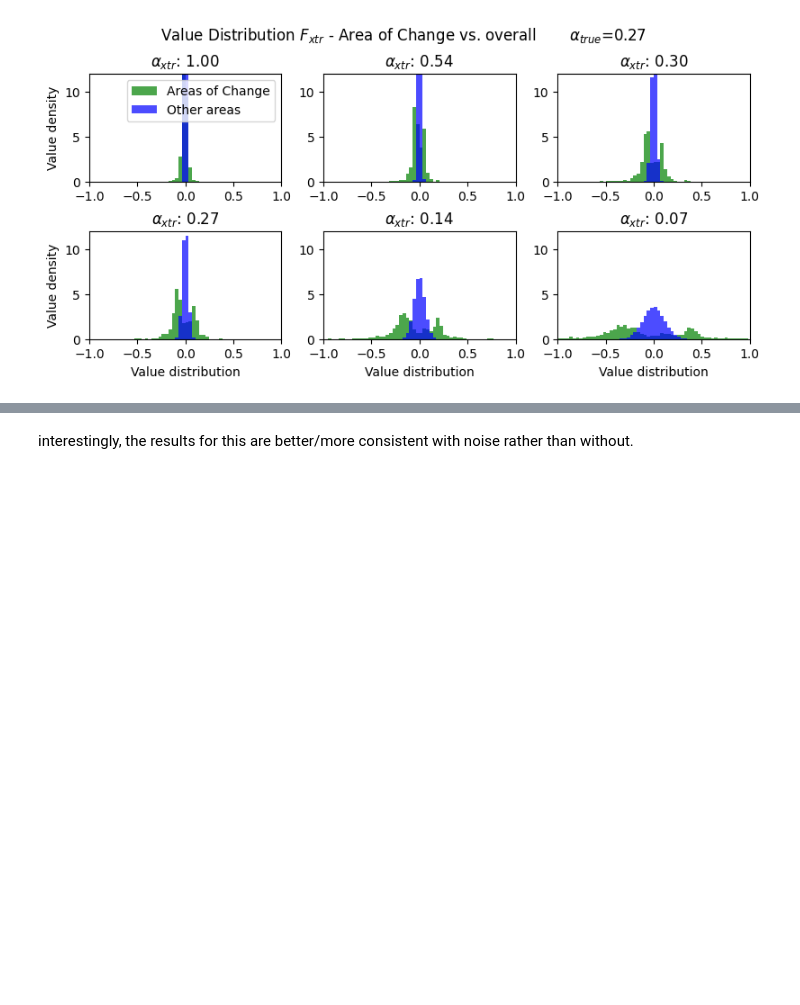
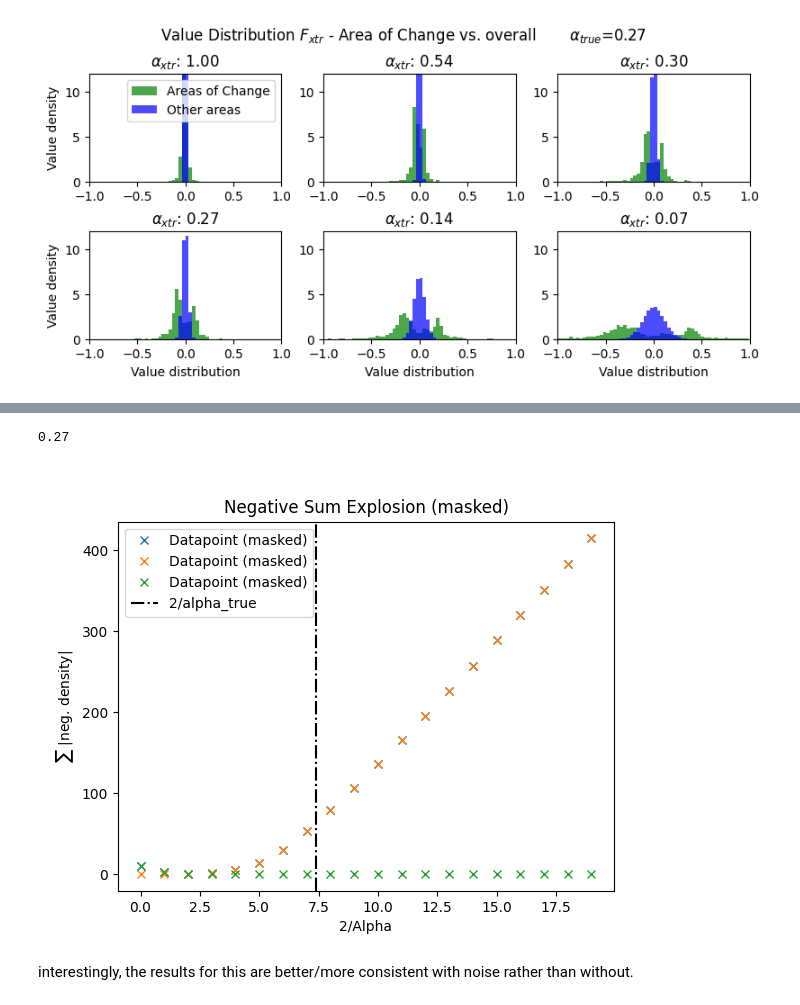
Before and after one commit to cvazz/occupancy-estimation, a Jupyter notebook: occupancy-cistrans-noise.ipynb, the cells around one changed output, grey strips where cells are left out. Drawn from its saved outputs; the diff is of its cells as text; code cells hidden in the pictures; blank space fills up the shorter version.

```diff
--- a/occupancy-cistrans-noise.ipynb
+++ b/occupancy-cistrans-noise.ipynb
@@ -285,3 +287,36 @@ fig.savefig(loc + "_negsumexplosion.png")
+# %%
+
+delta_obj = obj1-obj0
+strict = 0.02
+mask_pks_strict_abs = (np.abs(delta_obj))>strict
+mask_pks_strict_pos = ((delta_obj))>strict
+mask_pks_strict_neg = ((delta_obj))<-strict
+mask_pks_strict_neg = ((delta_obj))<-strict
+_, neg_sum_msk = marius_masked(f_xtrs, mask_pks_strict_abs)
+_, neg_sum_msk_neg = marius_masked(f_xtrs, mask_pks_strict_neg)
+_, neg_sum_msk_pos = marius_masked(f_xtrs, mask_pks_strict_pos)
+alpha_line, fit_biggest1, fit_lowest1 = get_fits(neg_sum_msk_neg, alpha_invs, n_largest)
+_         , fit_biggest2, fit_lowest2 = get_fits(neg_sum_msk_neg, alpha_invs, n_more)
+fig = plt.figure()
+plt.plot(alpha_invs,neg_sum_msk*-1, "x",  label="Datapoint (masked)")
+plt.plot(alpha_invs,neg_sum_msk_neg*-1, "x",  label="Datapoint (masked)")
+plt.plot(alpha_invs,neg_sum_msk_pos*-1, "x",  label="Datapoint (masked)")
+plt.axvline(2/alpha,c="k",linestyle="-.", label="2/alpha_true")
+# plt.plot(alpha_line, fit_lowest1, c="red",linestyle="--", label=f"Fit (largest {n_largest})")
+# plt.plot(alpha_line, fit_biggest1, c="darkgreen",linestyle="--",label=f"Fit (smallest {n_largest})")
+# plt.plot(alpha_line, fit_lowest2, c="orange",linestyle="--", label=f"Fit (smallest {n_more})")
+# plt.plot(alpha_line, fit_biggest2,  c="purple",linestyle="--", label=f"Fit (largest  {n_more})")
+plt.legend()
+print(alpha)
+plt.xlabel("2/Alpha")
+plt.ylabel(r"$\sum$ |neg. density|")
+plt.title("Negative Sum Explosion (masked)")
+from plotting3d import fname_variant
+loc = plotfolder+fname_variant(variant)
+# fig.savefig(loc + "_negsumexplosion.png")
+# %% [output]
+0.27
+[figure, added]
 # %% [markdown]
 interestingly, the results for this are better/more consistent with noise rather than without.
 # %%
```
Also changed, not shown: parts of 4 cells of this notebook, 8 other files.
